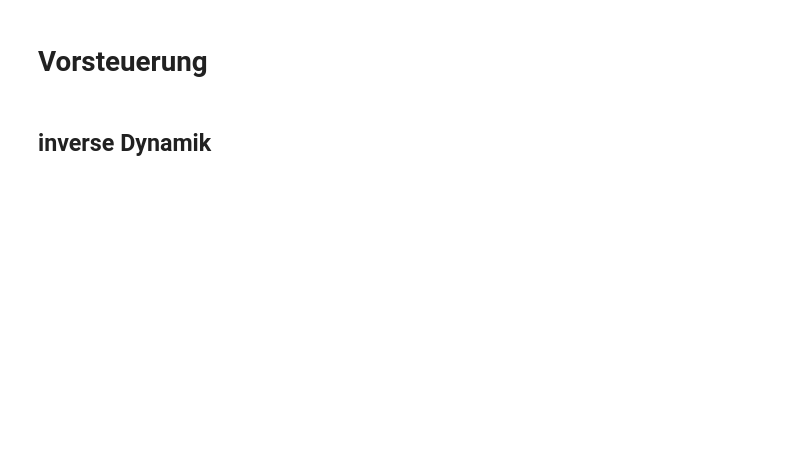
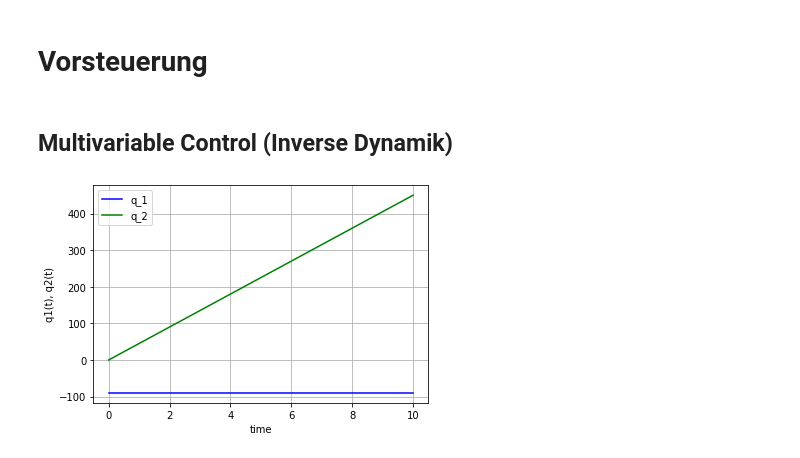
Before and after one commit to StefanKauf/RoCtr, a Jupyter notebook: Sim.ipynb, the cells around one changed output. Drawn from its saved outputs; the diff is of its cells as text; code cells hidden in the pictures; blank space fills up the shorter version.

```diff
--- a/Sim.ipynb
+++ b/Sim.ipynb
@@ -90,20 +87,35 @@ plt.legend(['q','q_d','q_dd'])
 plt.grid()
 plt.show()
 # %% [markdown]
-## inverse Dynamik
+## Multivariable Control (Inverse Dynamik)
 # %%
-# set the initial conditions
-x0=[np.pi/2,0,0,np.pi/4]
+import Animation as anim
+x0=[-np.pi/2,0,0,np.pi/4]
+
+# define the discretization points
+t_start = 0
+t_stop = 10
+dt = 1e-1
+
+t_sim=np.linspace(t_start, t_stop, int((t_stop - t_start) / dt + 1))
 
 
+#solutionOde=odeint(model_nlin,x0,t_sim)
+#rhs=lambda t,x:model_nlin_ext(t,x,u=[0,0],ctr='multivariable')
+solOde=solve_ivp(model_nlin,[t_start,t_stop],x0,method = 'RK45',t_eval = t_sim,args=([0,0], 'multivariable'))
 
-solutionOde=odeint(model_nlin,x0,t_sim)
 
-plt.plot(t_sim, solutionOde[:, 0], 'b', label='q_1')
-plt.plot(t_sim, solutionOde[:, 2], 'g', label='q_2')
+plt.plot(solOde.t, solOde.y[0]*180/np.pi, 'b', label='q_1')
+plt.plot(solOde.t, solOde.y[2]*180/np.pi, 'g', label='q_2')
 plt.legend(loc='best')
 plt.xlabel('time')
 plt.ylabel('q1(t), q2(t)')
 plt.grid()
 #plt.savefig('simulation.png')
 plt.show()
+
+q1 = solOde.y[0]
+q2 = solOde.y[2]
+anim.plot(q1,q2,dt)
+# %% [output]
+[figure, added]
```
Also changed, not shown: parts of 4 cells of this notebook, 2 other files.
